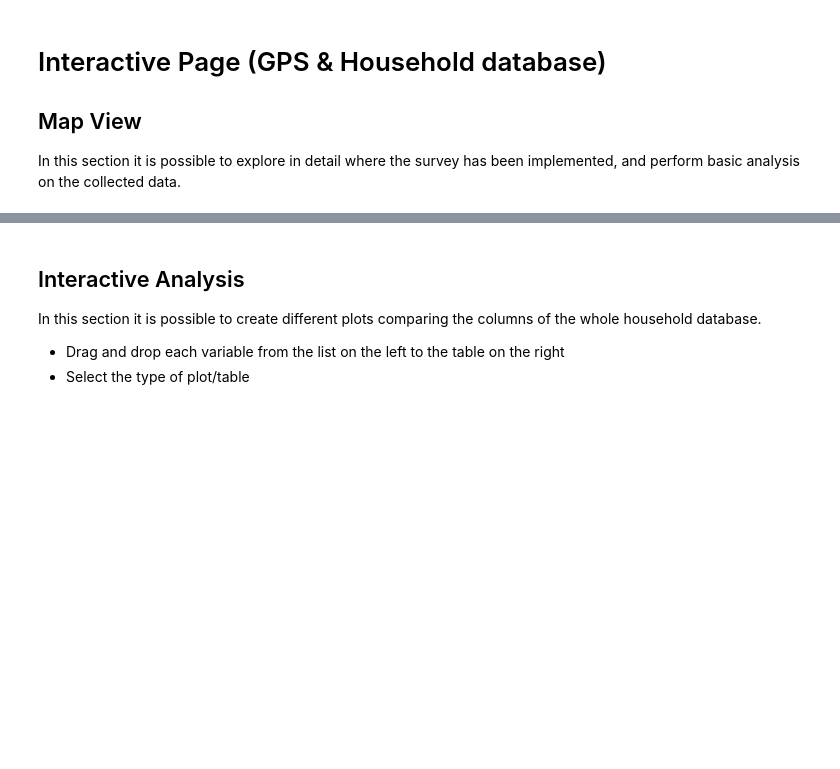
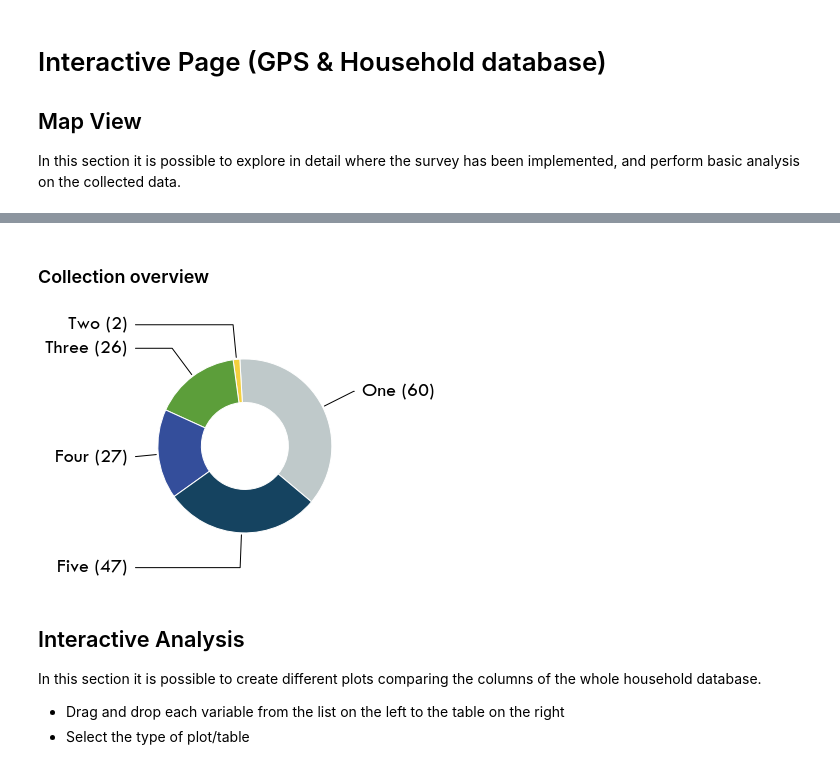
Before and after one commit to alfonsocaiazzo/report-demo, a Jupyter notebook: content/gps.ipynb, the cells around one changed output, grey strips where cells are left out. Saved outputs shown, nothing was run; the diff lists cells and outputs as text; code cells hidden in the pictures; blank space fills up the shorter version.

```diff
--- a/content/gps.ipynb
+++ b/content/gps.ipynb
@@ -10,30 +10,43 @@ sys.path.insert(0, os.path.normpath(os.path.join(here, '../../src')))
 import hedera_types as hedera
 import odk_interface as odk
 from pivottablejs import pivot_ui
+import matplotlib.pyplot as plt
 
-# institution data
-fondesurco = hedera.mfi(2)
+plt.rcParams["font.family"] = "Tw Cen MT"
+plt.rcParams.update({'font.size': 20})
 odk_data_dir = '../../_datasets/DataODK/'
-odk_survey_folder = ['PEPI_19_03_19/','PEPI_FONDESURCO_19_04_17/']
-odk_data_name = [odk_data_dir + odk_survey_folder[0] + 'PEPI_results.csv',
-                 odk_data_dir + odk_survey_folder[1] +
-                 'PEPI_FONDESURCO_2_results.csv']
-fondesurco.gpsFile = '../../_datasets/Fondesurco/HederaGPS/All.txt'
-fondesurco.data_client_file = '../../_datasets/Fondesurco/ClientDatabases/data_with_GPS_3.csv'
-data = fondesurco.read_survey(odk_data_name)
-HH = odk.households(data)
+
+
+odk_folder_dir = 'HEDERA_SDG7/'
+#odk_folder_dir = 'HEDERA_SDG7_19_07_05/'
+## @brief name of the file (this should not be changed, it is set from ODK)
+odk_data_name = 'HEDERA_SDG7_results.csv'
+
+# initialize the institution
+mfi = hedera.mfi(4)
+
+# read database
+data = mfi.read_survey(odk_data_dir+odk_folder_dir+odk_data_name,
+                           delimiter='-')
+mfi.HH = odk.households(data)
 
 #Define initial geolocation
-initial_location = [-15.2098005, -72.9029974]
-map_osm = folium.Map(initial_location, zoom_start=9)
+initial_location = [-0.2, 35.6]
+map_osm = folium.Map(initial_location, zoom_start=10)
 colors = {0: hedera.tier_color(0), 1 : hedera.tier_color(1), 2 : hedera.tier_color(2),
           3 : hedera.tier_color(3), 4 : hedera.tier_color(4), 5: hedera.tier_color(5)}
-HH.apply(lambda row:folium.CircleMarker(location=[row["GPS_Latitude"], row["GPS_Longitude"]],
+mfi.HH.apply(lambda row:folium.CircleMarker(location=[row["GPS_Latitude"], row["GPS_Longitude"]],
                                         radius=10,fill_color=colors[row['E_Index']],
                                         popup=' MTF Index: ' + str(row['E_Index'])).add_to(map_osm), axis=1)
 map_osm
 # %% [output]
 [interactive output not drawn]
+# %% [markdown]
+### Collection overview
+# %%
+mfi.plot_collection_overview()
+# %% [output]
+[figure, added]
 # %% [markdown]
 ## Interactive Analysis
 In this section it is possible to create different plots comparing the columns of the whole household database.
```
Also changed, not shown: parts of 3 cells of this notebook, 37 other files.
